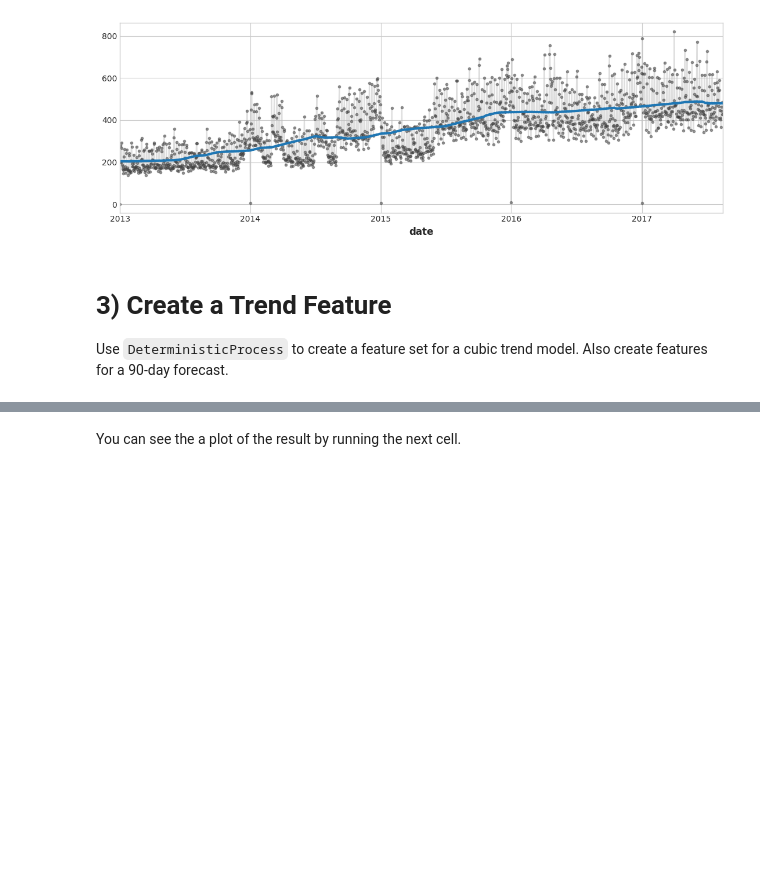
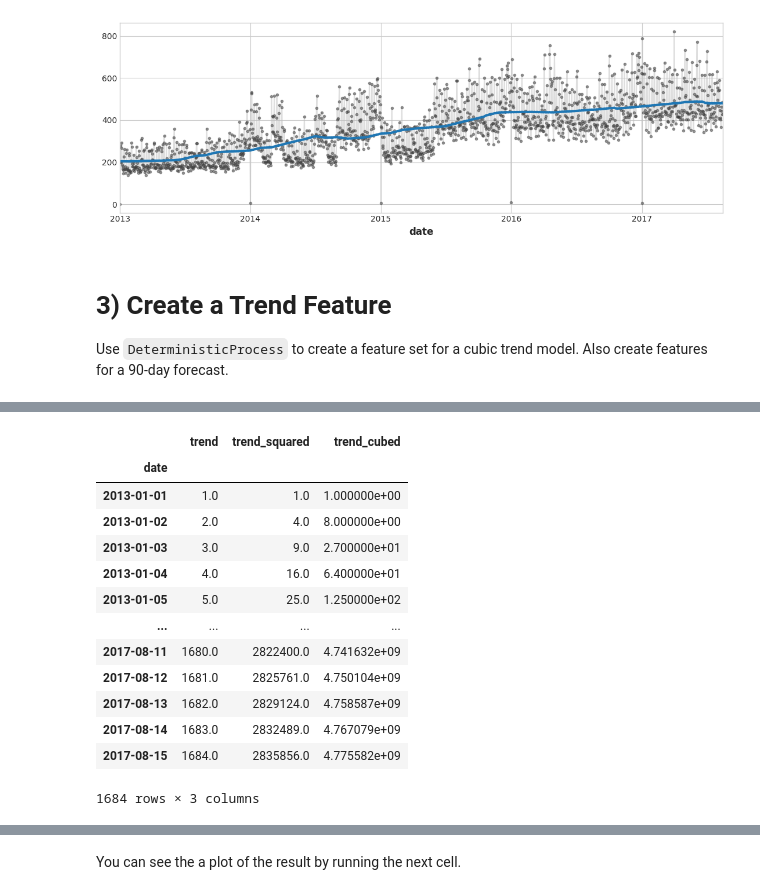
Before and after one commit to ptvu/TimeSeriesAnalysis, a Jupyter notebook: S02_Trend.ipynb, the cells around one changed output, grey strips where cells are left out. Saved outputs shown, nothing was run; the diff lists cells and outputs as text; code cells hidden in the pictures; blank space fills up the shorter version.

```diff
--- a/S02_Trend.ipynb
+++ b/S02_Trend.ipynb
@@ -185,2 +170,19 @@ date
 [interactive output not drawn]
 <span style="color:#33cc33">Correct</span>
+# %%
+display(X)
+# %% [output]
+|  | trend | trend_squared | trend_cubed |
+| date |  |  |  |
+| 2013-01-01 | 1.0 | 1.0 | 1.000000e+00 |
+| 2013-01-02 | 2.0 | 4.0 | 8.000000e+00 |
+| 2013-01-03 | 3.0 | 9.0 | 2.700000e+01 |
+| 2013-01-04 | 4.0 | 16.0 | 6.400000e+01 |
+| 2013-01-05 | 5.0 | 25.0 | 1.250000e+02 |
+| ... | ... | ... | ... |
+| 2017-08-11 | 1680.0 | 2822400.0 | 4.741632e+09 |
+| 2017-08-12 | 1681.0 | 2825761.0 | 4.750104e+09 |
+| 2017-08-13 | 1682.0 | 2829124.0 | 4.758587e+09 |
+| 2017-08-14 | 1683.0 | 2832489.0 | 4.767079e+09 |
+| 2017-08-15 | 1684.0 | 2835856.0 | 4.775582e+09 |
+1684 rows × 3 columns
```
Also changed, not shown: parts of 3 cells of this notebook.
